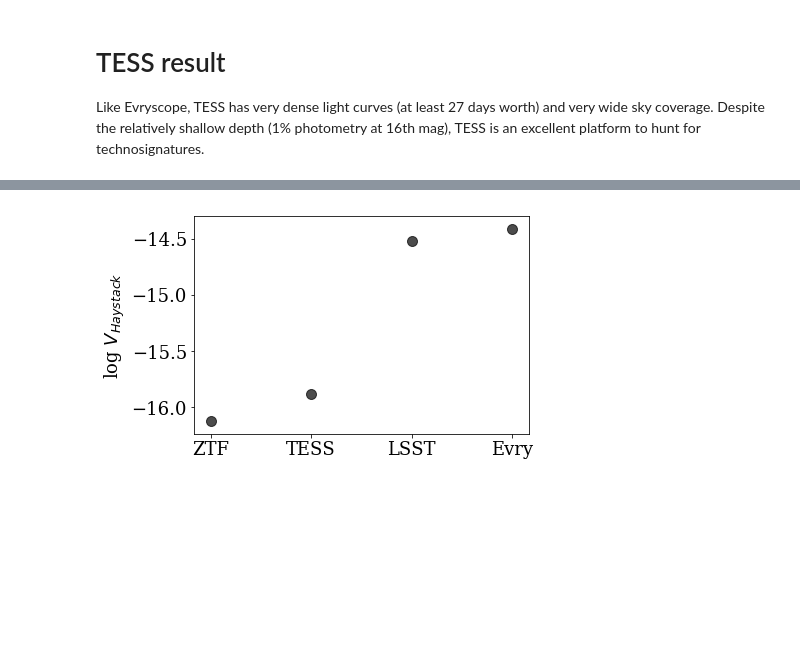
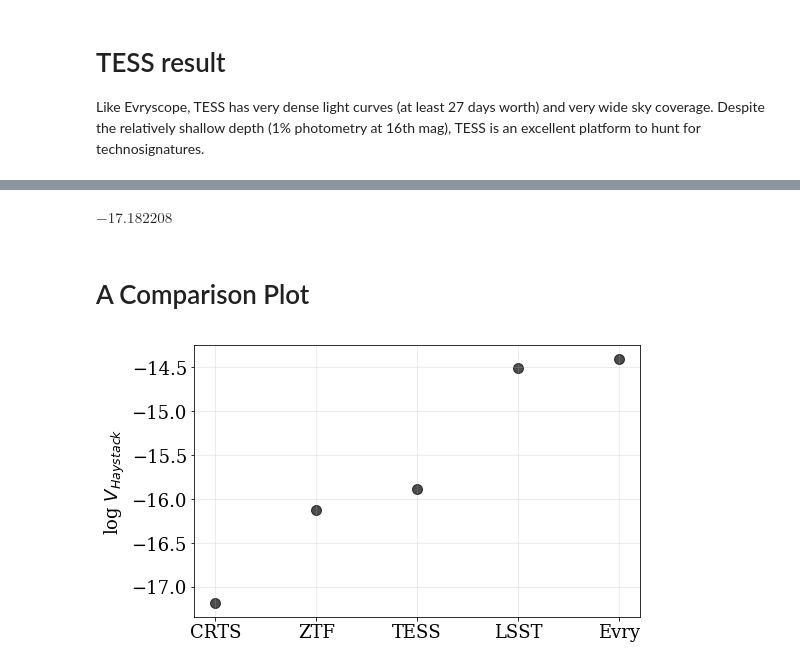
Before and after one commit to StellarCartography/survey_seti, a Jupyter notebook: code/davenport_haystack.ipynb, the cells around one changed output, grey strips where cells are left out. Cells and saved outputs as stored; diff of their text form; code cells hidden in the pictures; blank space fills up the shorter version.

```diff
--- a/code/davenport_haystack.ipynb
+++ b/code/davenport_haystack.ipynb
@@ -152,0 +160,2 @@ Like Evryscope, TESS has very dense light curves (at least 27 days worth) and ve
+# %%
+crts0, crts1 = vol8d(hayfile='ZTF_boundaries.txt', searchfile='CRTS_parameters.txt', verbose=True)
@@ -153,10 +182,25 @@ Like Evryscope, TESS has very dense light curves (at least 27 days worth) and ve
+# %%
+np.log10(crts1/crts0)
+# %% [output]
+$-17.182208 \; \mathrm{}$
+# %% [markdown]
+# A Comparison Plot
 # %%
+plt.figure(figsize=(8,5))
 
-plt.scatter(np.arange(4), [np.log10(ztf1/ztf0), np.log10(tess1/tess0), np.log10(lsst1/lsst0), np.log10(evry1/evry0)],
+# plt.scatter(np.arange(4), [np.log10(ztf1/ztf0), np.log10(tess1/tess0), np.log10(lsst1/lsst0), np.log10(evry1/evry0)],
+#            marker='o', s=100, alpha=0.7, c='k')
+# plt.xticks(np.arange(4), ['ZTF', 'TESS', 'LSST', 'Evry'])
+
+
+plt.scatter(np.arange(5), [np.log10(crts1/crts0), np.log10(ztf1/ztf0), np.log10(tess1/tess0),
+                           np.log10(lsst1/lsst0), np.log10(evry1/evry0)],
            marker='o', s=100, alpha=0.7, c='k')
-# plt.gca().invert_yaxis()
-plt.xticks(np.arange(4), ['ZTF', 'TESS', 'LSST', 'Evry'])
+plt.xticks(np.arange(5), ['CRTS','ZTF', 'TESS', 'LSST', 'Evry'])
+
+
+plt.grid(True, alpha=0.3)
 plt.ylabel('log $V_{Haystack}$')
 plt.savefig('../figures/optical_haystack.pdf', dpi=300, bbox_inches='tight', pad_inches=0.25)
 # %% [output]
-[figure, old version]
+[figure, new version]
```
Also changed, not shown: parts of 3 cells of this notebook.
